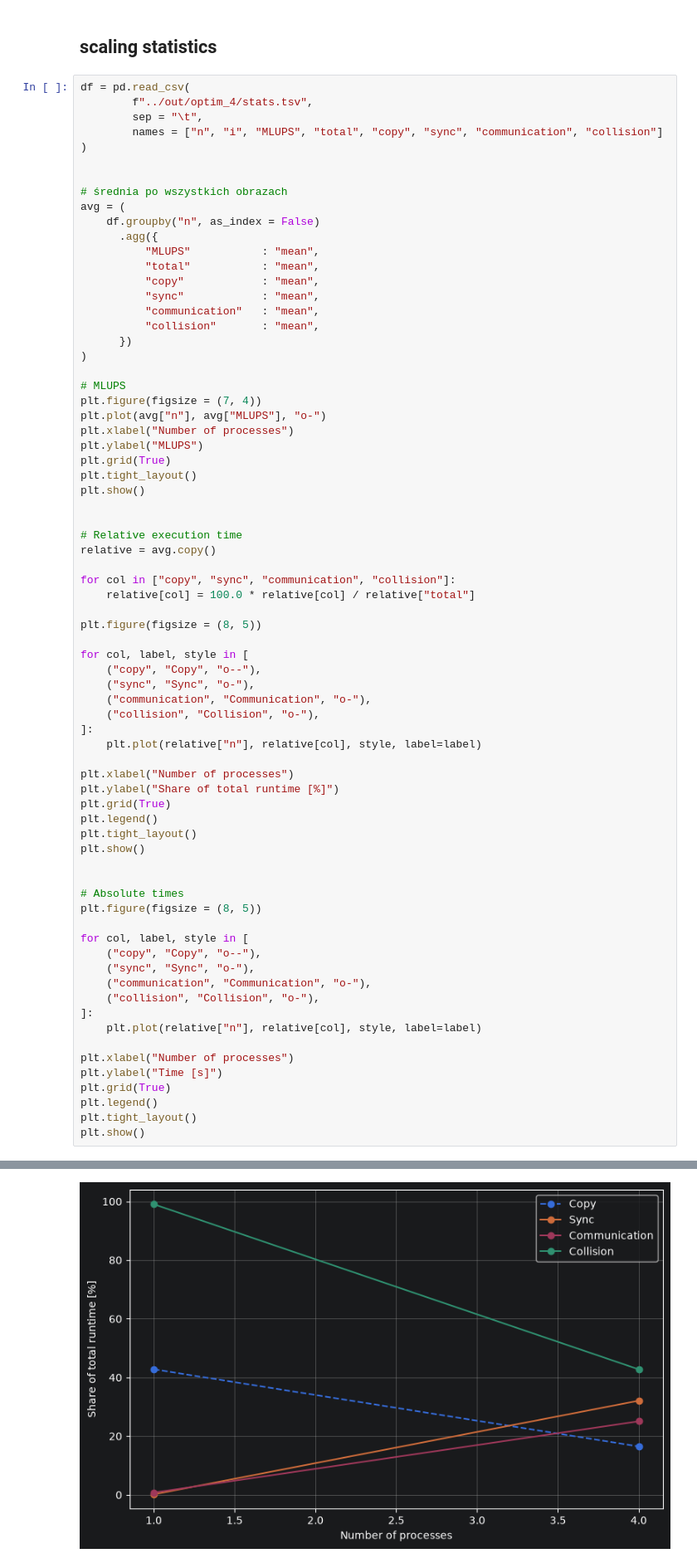
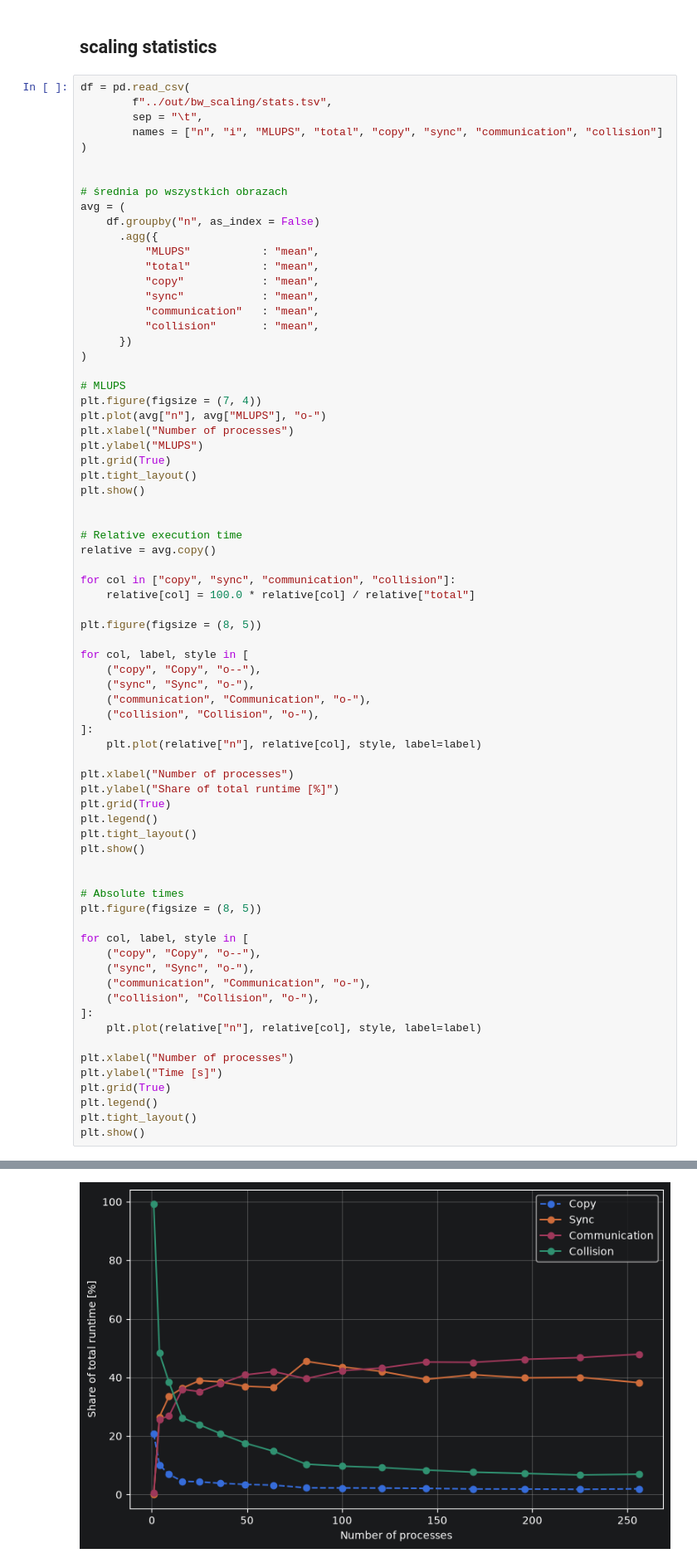
Before and after one commit to FranekM/Lattice-Boltzmann-D2Q9-Solver-in-Fortran, a Jupyter notebook: eval/evaluation.ipynb, the cells around one changed output, grey strips where cells are left out. Shown at 83% size. Cells and saved outputs as stored; diff of their text form.

```diff
--- a/eval/evaluation.ipynb
+++ b/eval/evaluation.ipynb
@@ -113,7 +113,7 @@ field_streamplot(4, density=2.0)
 ## scaling statistics
 # %%
 df = pd.read_csv(
-        f"../out/optim_4/stats.tsv",
+        f"../out/bw_scaling/stats.tsv",
         sep = "\t",
         names = ["n", "i", "MLUPS", "total", "copy", "sync", "communication", "collision"]
 )
@@ -188 +188 @@ plt.show()
-[figure, old version]
+[figure, new version]
```
Also changed, not shown: parts of 3 cells of this notebook.
